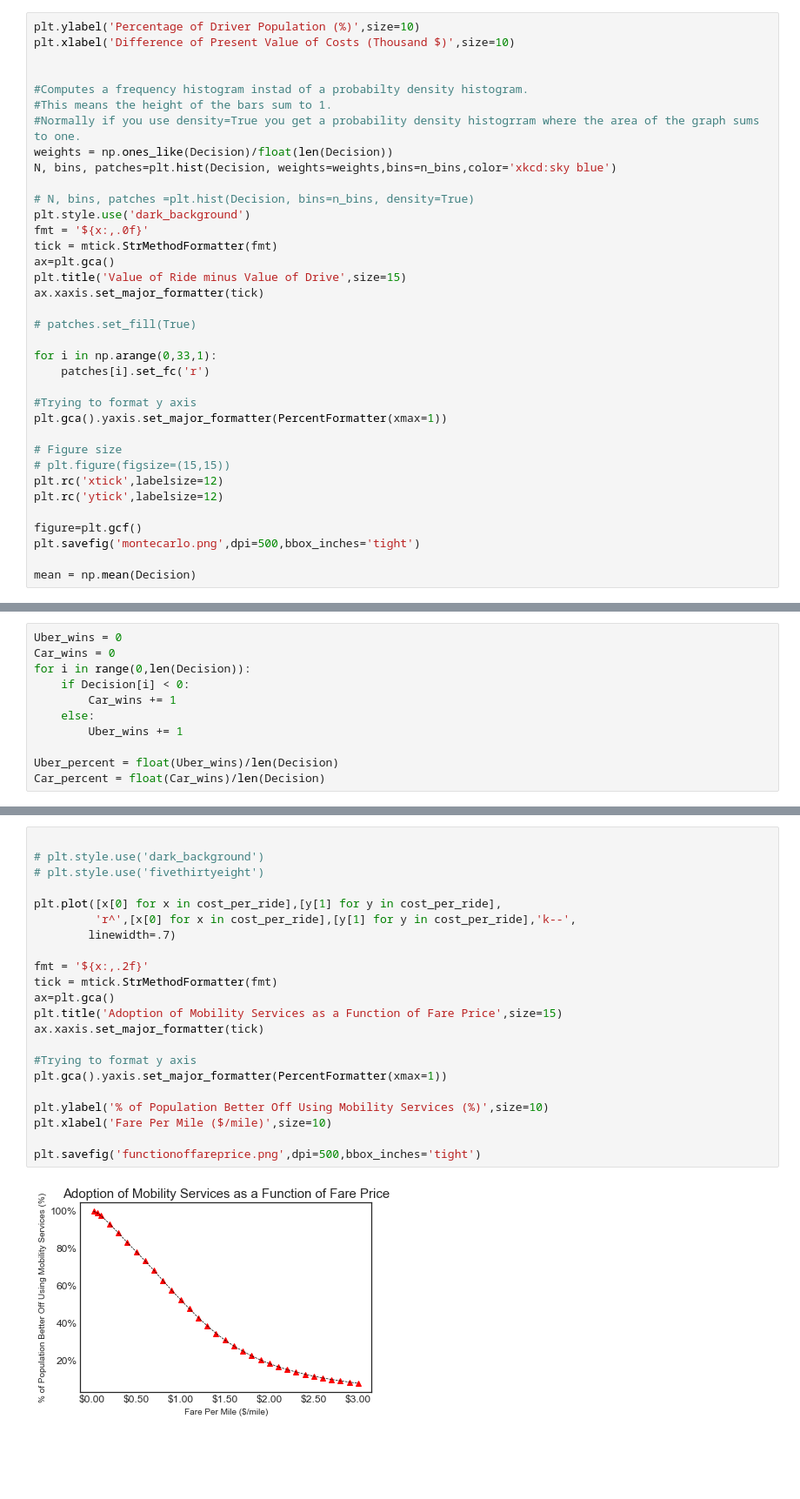
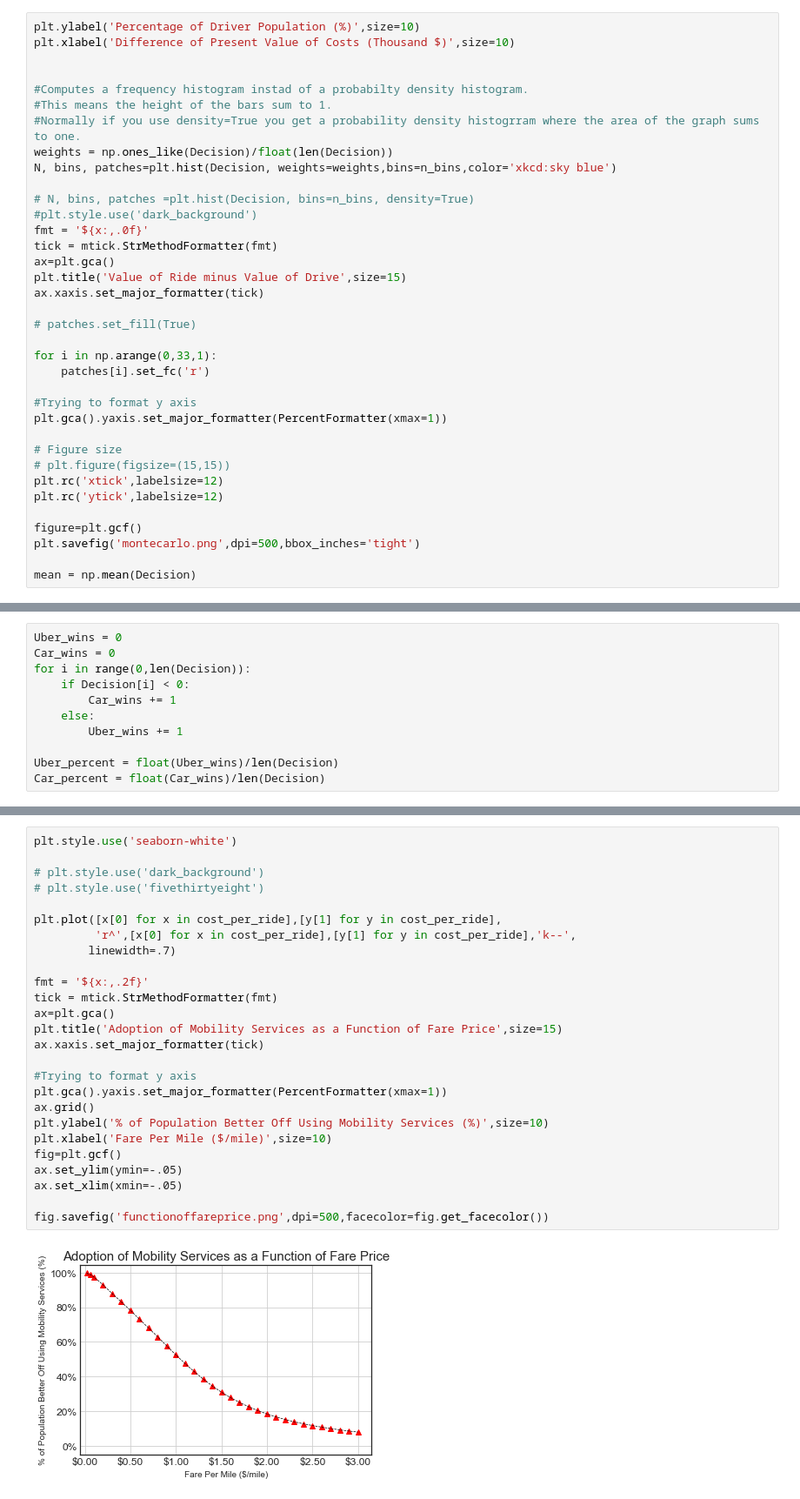
Before and after one commit to gordontsai/WEG-scripts, a Jupyter notebook: ubermodel_mc.ipynb, the cells around one changed output, grey strips where cells are left out. Shown at 87% size. Saved outputs shown, nothing was run; the diff lists cells and outputs as text; blank space fills up the shorter version.

```diff
--- a/ubermodel_mc.ipynb
+++ b/ubermodel_mc.ipynb
@@ -638,7 +638,7 @@ weights = np.ones_like(Decision)/float(len(Decision))
 N, bins, patches=plt.hist(Decision, weights=weights,bins=n_bins,color='xkcd:sky blue')
 
 # N, bins, patches =plt.hist(Decision, bins=n_bins, density=True)
-plt.style.use('dark_background')
+#plt.style.use('dark_background')
 fmt = '${x:,.0f}'
 tick = mtick.StrMethodFormatter(fmt)
 ax=plt.gca()
@@ -764,27 +762,31 @@ plt.style.use('seaborn-white')
 # %%
+plt.style.use('seaborn-white')
 
 # plt.style.use('dark_background')
 # plt.style.use('fivethirtyeight')
 
 plt.plot([x[0] for x in cost_per_ride],[y[1] for y in cost_per_ride],
          'r^',[x[0] for x in cost_per_ride],[y[1] for y in cost_per_ride],'k--',
         linewidth=.7)
 
 fmt = '${x:,.2f}'
 tick = mtick.StrMethodFormatter(fmt)
 ax=plt.gca()
 plt.title('Adoption of Mobility Services as a Function of Fare Price',size=15)
 ax.xaxis.set_major_formatter(tick)
 
 #Trying to format y axis
 plt.gca().yaxis.set_major_formatter(PercentFormatter(xmax=1))
-
+ax.grid()
 plt.ylabel('% of Population Better Off Using Mobility Services (%)',size=10)
 plt.xlabel('Fare Per Mile ($/mile)',size=10)
+fig=plt.gcf()
+ax.set_ylim(ymin=-.05)
+ax.set_xlim(xmin=-.05)
 
-plt.savefig('functionoffareprice.png',dpi=500,bbox_inches='tight')
+fig.savefig('functionoffareprice.png',dpi=500,facecolor=fig.get_facecolor())
 # %% [output]
-[figure, old version]
+[figure, new version]
 # %%
 ###########################################################
 #Producing Cost Per Ride to Percentage Plot
```
Also changed, not shown: parts of 7 cells of this notebook, 2 other files.
